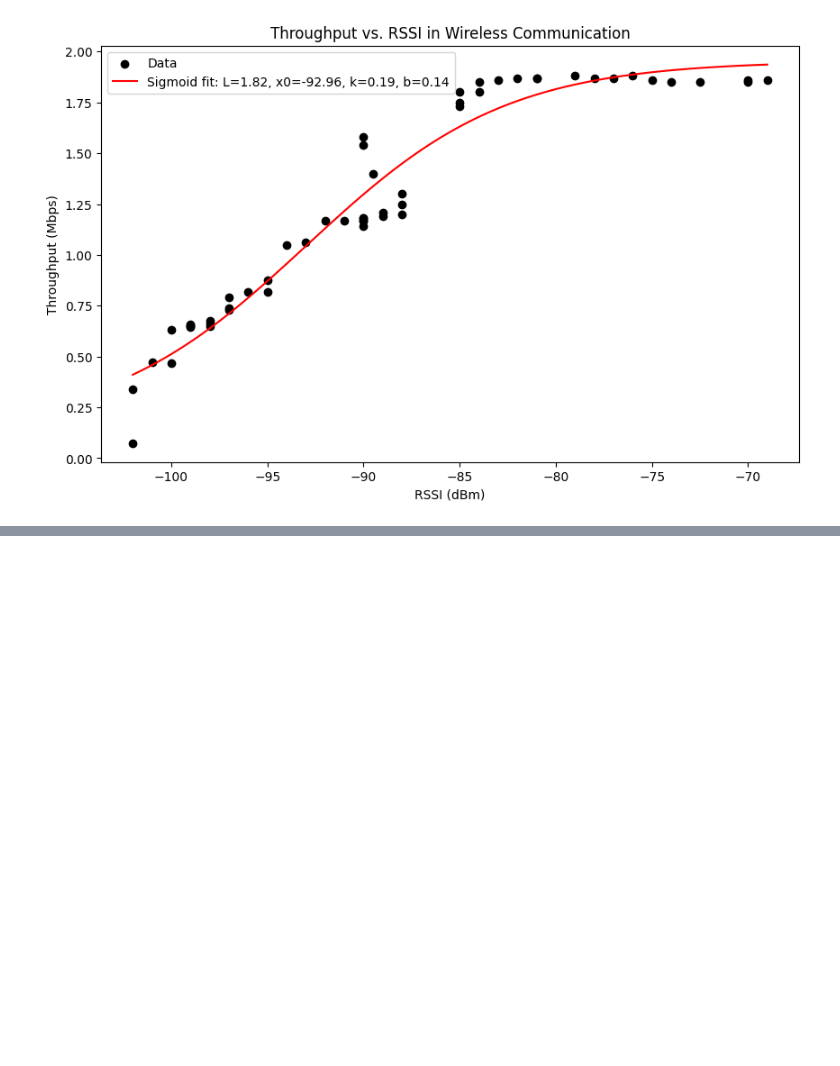
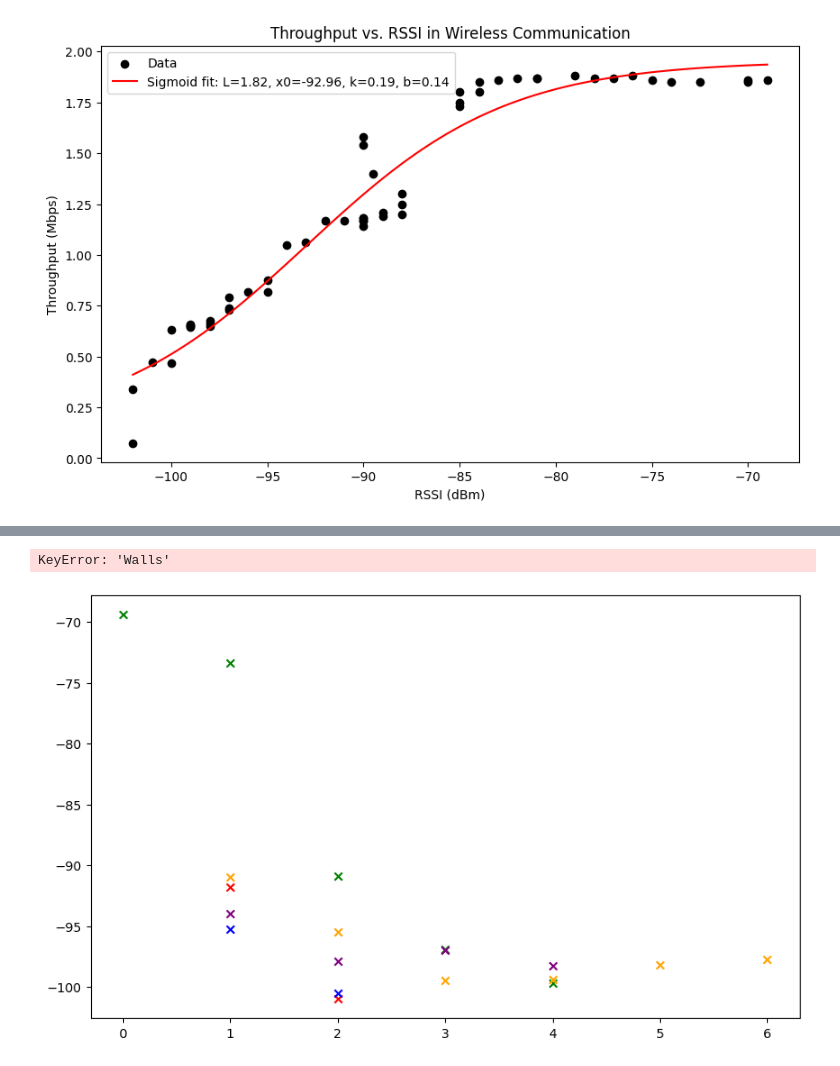
Before and after one commit to A-Raffoul/WiFi_HaLow, a Jupyter notebook: graph.ipynb, the cells around one changed output, grey strips where cells are left out. Saved outputs shown, nothing was run; the diff lists cells and outputs as text; code cells hidden in the pictures; blank space fills up the shorter version.

```diff
--- a/graph.ipynb
+++ b/graph.ipynb
@@ -329,0 +484,68 @@ Model: Logarithmic, R-squared: 0.9308, AIC: -140.62, BIC: -136.60
+# %%
+def plot_rssi_vs_walls(df_measurements):
+    # Group by number of walls and calculate the statistics
+    grouped = df_measurements.groupby('Walls')['RSSI Median']
+    mean_rssi = grouped.mean()
+    std_rssi = grouped.std()
+    q1_rssi = grouped.quantile(0.25)
+    q3_rssi = grouped.quantile(0.75)
+
+    # Prepare data for plotting
+    walls = mean_rssi.index
+    mean_values = mean_rssi.values
+    std_values = std_rssi.values
+    q1_values = q1_rssi.values
+    q3_values = q3_rssi.values
+
+
+
+    # Plot the mean values with error bars for the standard deviation
+    plt.errorbar(walls, mean_values, yerr=std_values, fmt='-o', capsize=5, label='Average RSSI with Std Dev')
+
+    # Plot the shaded area for the interquartile range
+    plt.fill_between(walls, q1_values, q3_values, color='gray', alpha=0.2, label='Interquartile Range (1st & 3rd Quartile)')
+
+
+    # Display statistics for verification
+    statistics_df = pd.DataFrame({
+        'Mean RSSI': mean_rssi,
+        'Std Dev RSSI': std_rssi,
+        '1st Quartile RSSI': q1_rssi,
+        '3rd Quartile RSSI': q3_rssi
+    })
+    # print(statistics_df)
+
+def plot_scatter_rssi_vs_walls(df_measurements, label, color ='blue'):
+    # Group by number of walls and calculate the statistics
+    grouped = df_measurements.groupby('Walls')['RSSI Median']
+    mean_rssi = grouped.mean()
+    std_rssi = grouped.std()
+
+    # Prepare data for plotting
+    walls = mean_rssi.index
+    mean_values = mean_rssi.values
+
+
+    # Plot the mean values with error bars for the standard deviation
+    plt.scatter(walls, mean_values ,color=color, label=label, marker='x')
+
+# Plotting the graph
+plt.figure(figsize=(10, 6))
+df_CO_1M['RSSI Median'] += 0.5
+plot_scatter_rssi_vs_walls(df_atrium_1M, 'Atrium ', 'red')
+plot_scatter_rssi_vs_walls(df_CO_1M, 'CO ', 'green')
+plot_scatter_rssi_vs_walls(df_BM_1M, 'BM ', 'blue')
+plot_scatter_rssi_vs_walls(df_vortex_1M, 'Vortex ', 'orange')
+plot_scatter_rssi_vs_walls(df_BC_1M, 'BC ', 'purple')
+
+plot_rssi_vs_walls(df_indoor_1M)
+# Labels and title
+plt.xlabel('Number of Walls')
+plt.ylabel('RSSI (dBm)')
+plt.title('RSSI vs. Number of Walls')
+plt.grid(True)
+plt.legend()
+plt.show()
+# %% [output]
+KeyError: 'Walls'
+[figure, added]
```
Also changed, not shown: parts of 8 cells of this notebook, 12 other files.
